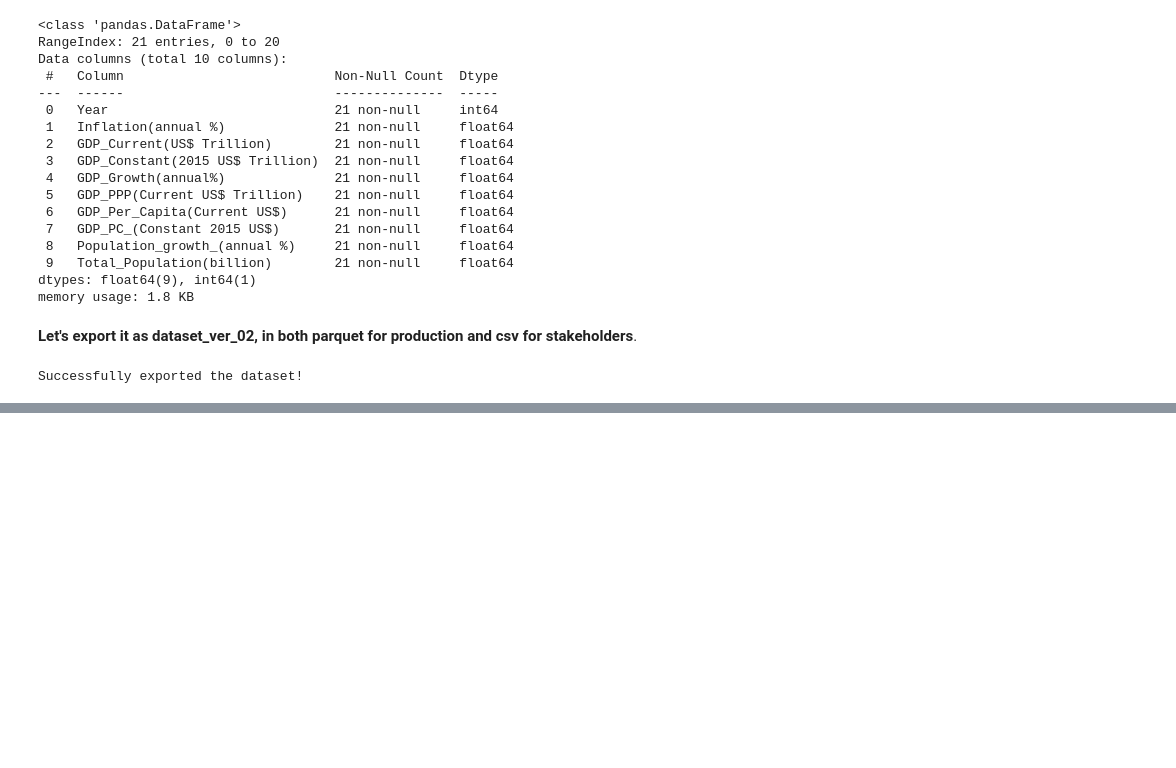
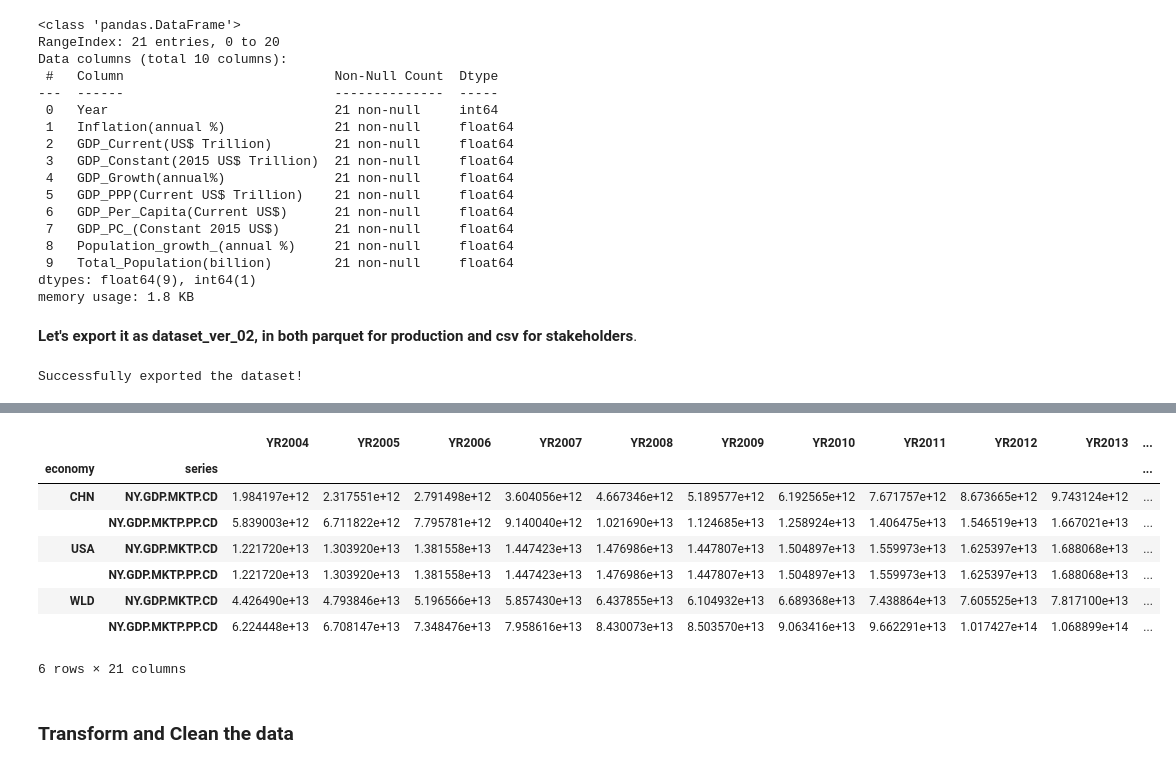
Before and after one commit to sohail-ansari0023/Indias_economic_changes, a Jupyter notebook: Dimension_1/Data_collection.ipynb, the cells around one changed output, grey strips where cells are left out. Saved outputs shown, nothing was run; the diff lists cells and outputs as text; code cells hidden in the pictures; blank space fills up the shorter version.

```diff
--- a/Dimension_1/Data_collection.ipynb
+++ b/Dimension_1/Data_collection.ipynb
@@ -415,0 +398,26 @@ Period 2 -> 1.02%
+# %%
+# The Indicators and their codes.
+indicators: dict = {
+    'GDP (current US$)': 'NY.GDP.MKTP.CD',
+    'GDP, PPP (current international $)': 'NY.GDP.MKTP.PP.CD',
+}
+
+df_3 = wb.data.DataFrame(
+    list(indicators.values()),
+    ['WLD', 'CHN', 'USA'],
+    time=range(2004, 2025)
+)
+
+df_3
+# %% [output]
+|  |  | YR2004 | YR2005 | YR2006 | YR2007 | YR2008 | YR2009 | YR2010 | YR2011 | YR2012 | YR2013 | ... |
+| economy | series |  |  |  |  |  |  |  |  |  |  | ... |
+| CHN | NY.GDP.MKTP.CD | 1.984197e+12 | 2.317551e+12 | 2.791498e+12 | 3.604056e+12 | 4.667346e+12 | 5.189577e+12 | 6.192565e+12 | 7.671757e+12 | 8.673665e+12 | 9.743124e+12 | ... |
+|  | NY.GDP.MKTP.PP.CD | 5.839003e+12 | 6.711822e+12 | 7.795781e+12 | 9.140040e+12 | 1.021690e+13 | 1.124685e+13 | 1.258924e+13 | 1.406475e+13 | 1.546519e+13 | 1.667021e+13 | ... |
+| USA | NY.GDP.MKTP.CD | 1.221720e+13 | 1.303920e+13 | 1.381558e+13 | 1.447423e+13 | 1.476986e+13 | 1.447807e+13 | 1.504897e+13 | 1.559973e+13 | 1.625397e+13 | 1.688068e+13 | ... |
+|  | NY.GDP.MKTP.PP.CD | 1.221720e+13 | 1.303920e+13 | 1.381558e+13 | 1.447423e+13 | 1.476986e+13 | 1.447807e+13 | 1.504897e+13 | 1.559973e+13 | 1.625397e+13 | 1.688068e+13 | ... |
+| WLD | NY.GDP.MKTP.CD | 4.426490e+13 | 4.793846e+13 | 5.196566e+13 | 5.857430e+13 | 6.437855e+13 | 6.104932e+13 | 6.689368e+13 | 7.438864e+13 | 7.605525e+13 | 7.817100e+13 | ... |
+|  | NY.GDP.MKTP.PP.CD | 6.224448e+13 | 6.708147e+13 | 7.348476e+13 | 7.958616e+13 | 8.430073e+13 | 8.503570e+13 | 9.063416e+13 | 9.662291e+13 | 1.017427e+14 | 1.068899e+14 | ... |
+6 rows × 21 columns
+# %% [markdown]
+### **Transform and Clean the data**
```
Also changed, not shown: parts of 17 cells of this notebook, 5 other files.
